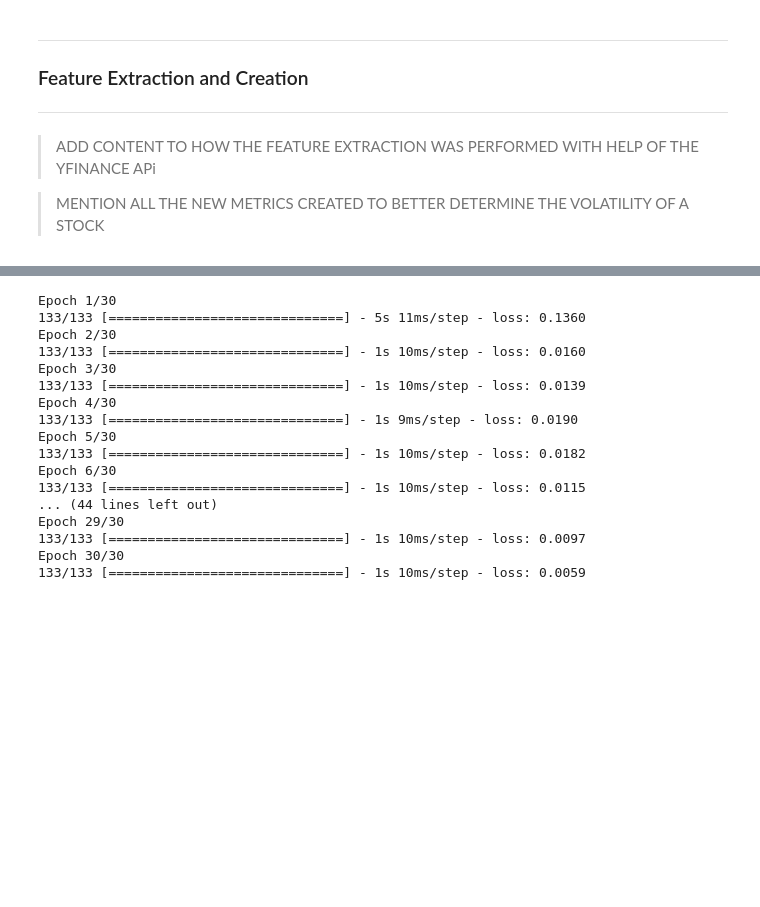
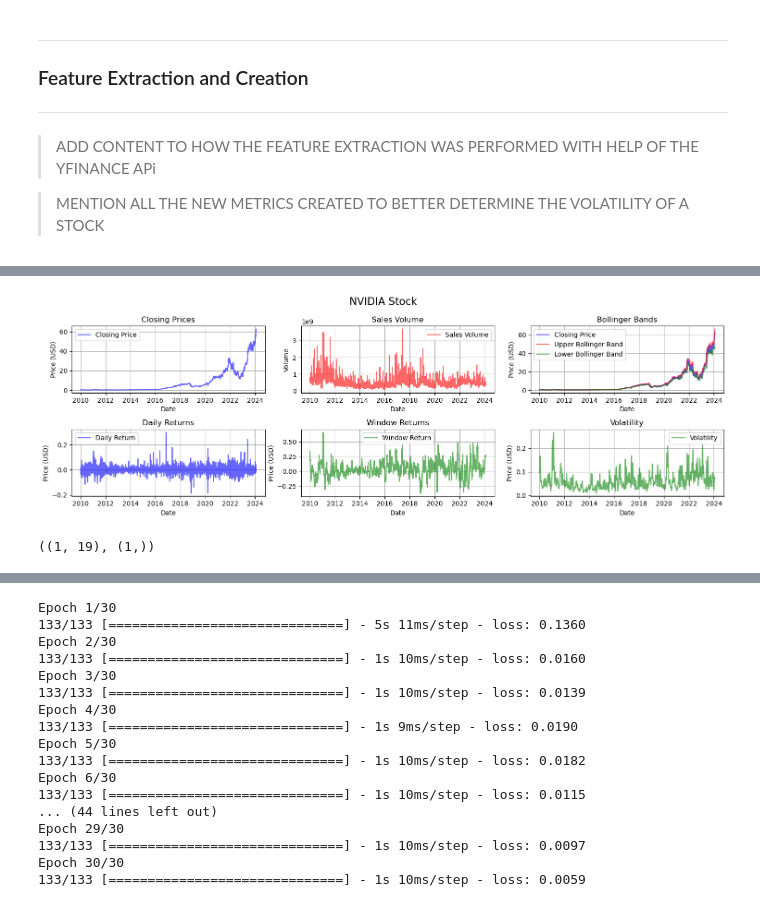
Before and after one commit to EstevesX10/SP500-Stock-Forecasting-and-Optimization, a Jupyter notebook: SP500 Stock Forecasting and Optimization/SP500 Stock Price Forecasting and Optimization.ipynb, the cells around one changed output, grey strips where cells are left out. Saved outputs shown, nothing was run; the diff lists cells and outputs as text; code cells hidden in the pictures; blank space fills up the shorter version.

```diff
--- a/SP500 Stock Forecasting and Optimization/SP500 Stock Price Forecasting and Optimization.ipynb
+++ b/SP500 Stock Forecasting and Optimization/SP500 Stock Price Forecasting and Optimization.ipynb
@@ -222,6 +211,13 @@ stockMarketHistory.head()
+# %%
+# Plotting the NVIDIA Statistics over the years
+plotStockStats(stockMarketHistory=stockMarketHistory, title='NVIDIA Stock')
+# %% [output]
+[figure, added]
 # %%
-ds = stockPriceManager(stockSymbol='NVDA', feature='Close', windowSize=200, predictionDate='2024-01-01', pathsConfig=pathsConfig)
+ds = stockPriceManager(stockSymbol='NVDA', feature='Close', windowSize=config['window'], predictionDate='2024-01-01', pathsConfig=pathsConfig)
 x_train, y_train, x_val, y_val, x_test, y_test = ds.trainTestSplit()
 # x_train.shape, y_train.shape
 # x_val.shape, y_val.shape
-# x_test.shape, y_test.shape
+x_test.shape, y_test.shape
+# %% [output]
+((1, 19), (1,))
```
Also changed, not shown: parts of 12 cells of this notebook.
